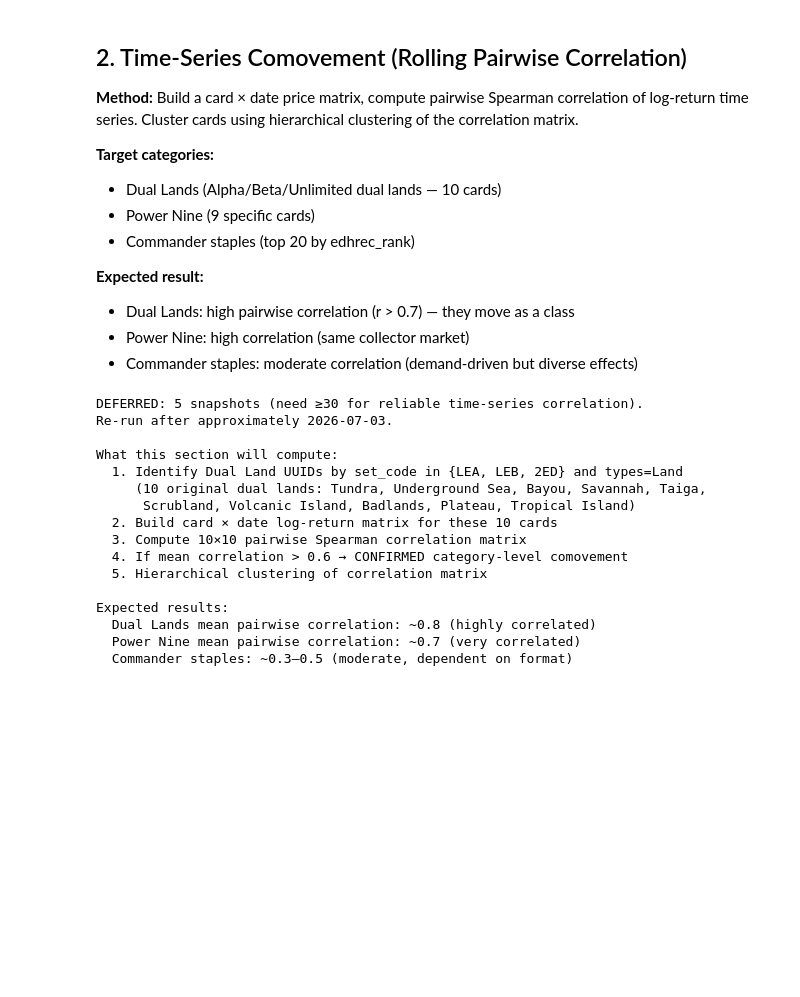
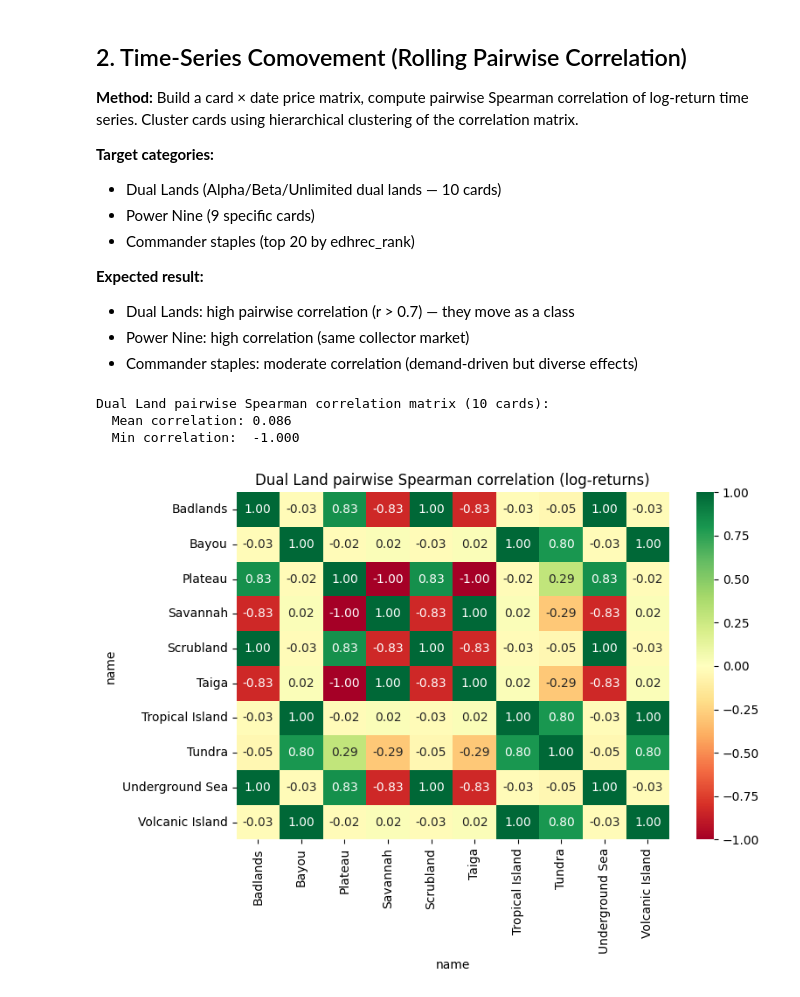
Before and after one commit to jedrzejpolaczek/aviarium.columbarius, a Jupyter notebook: notebooks/statistical_properties/07_price_comovement.ipynb, the cells around one changed output. Saved outputs shown, nothing was run; the diff lists cells and outputs as text; code cells hidden in the pictures; blank space fills up the shorter version.

```diff
--- a/notebooks/statistical_properties/07_price_comovement.ipynb
+++ b/notebooks/statistical_properties/07_price_comovement.ipynb
@@ -195,59 +191,56 @@ else:
     ]
     dl_df = names_df[names_df["name"].isin(dual_land_names)]
     dl_uuids = dl_df["uuid"].tolist()
 
-    # pivot: rows = dates, columns = card UUIDs, values = log_eur
-    # This wide format is required by scipy.stats.spearmanr, which expects a 2D array
-    dl_prices = df[df["uuid"].isin(dl_uuids)].pivot(
-        index="snapshot_date", columns="uuid", values="log_eur"
+    # Average across print-run UUIDs sharing the same name per date, then pivot to
+    # one column per card name — matching by uuid directly would split each of the
+    # 10 dual lands into multiple near-duplicate columns (one per historical printing,
+    # since the Reserved List means these names were reprinted across LEA/LEB/2ED/etc.
+    # but never after 5th edition)
+    dl_prices = (
+        df[df["uuid"].isin(dl_uuids)]
+        .groupby(["snapshot_date", "name"])["log_eur"]
+        .mean()
+        .unstack("name")
     )
     # diff() converts price levels to log-returns; comovement in RETURNS is the
     # meaningful signal — similar levels just mean the cards have similar prices,
     # which is trivially true for cards in the same product tier
     dl_returns = dl_prices.diff()
 
     if dl_returns.shape[0] < 10 or dl_returns.shape[1] < 2:
         print(
             f"Insufficient data for Dual Land correlation (need ≥10 snapshots, {dl_returns.shape[0]} available)."
         )
     else:
-        corr_matrix, _ = spearmanr(dl_returns.dropna())
-        # Exclude the diagonal (self-correlation = 1.0) when computing the mean;
-        # subtracting np.eye shifts the diagonal to 0 so nanmean ignores self-pairs
+        # pandas' corr() uses pairwise-complete observations (unlike scipy's spearmanr,
+        # which needs one shared dropna() pass across ALL columns and returns a bare
+        # float instead of a matrix when exactly 2 columns are passed) and always
+        # returns an n x n DataFrame regardless of column count
+        corr_matrix = dl_returns.corr(method="spearman")
+        corr_values = corr_matrix.to_numpy()
         print(
-            f"Dual Land pairwise Spearman correlation matrix ({dl_returns.shape[1]} cards):"
+            f"Dual Land pairwise Spearman correlation matrix ({corr_values.shape[0]} cards):"
         )
         print(
-            f"  Mean correlation: {np.nanmean(corr_matrix - np.eye(len(corr_matrix))):.3f}"
+            f"  Mean correlation: {np.nanmean(corr_values - np.eye(len(corr_values))):.3f}"
         )
         print(
-            f"  Min correlation:  {np.nanmin(corr_matrix - np.eye(len(corr_matrix)) + np.eye(len(corr_matrix)) * 2):.3f}"
+            f"  Min correlation:  {np.nanmin(corr_values - np.eye(len(corr_values)) + np.eye(len(corr_values)) * 2):.3f}"
         )
 
         plt.figure(figsize=(8, 6))
         sns.heatmap(
             corr_matrix, annot=True, fmt=".2f", cmap="RdYlGn", vmin=-1, vmax=1, center=0
         )
         plt.title("Dual Land pairwise Spearman correlation (log-returns)")
         plt.tight_layout()
         plt.show()
 # %% [output]
-DEFERRED: 5 snapshots (need ≥30 for reliable time-series correlation).
-Re-run after approximately 2026-07-03.
-
-What this section will compute:
-  1. Identify Dual Land UUIDs by set_code in {LEA, LEB, 2ED} and types=Land
-     (10 original dual lands: Tundra, Underground Sea, Bayou, Savannah, Taiga,
-      Scrubland, Volcanic Island, Badlands, Plateau, Tropical Island)
-  2. Build card × date log-return matrix for these 10 cards
-  3. Compute 10×10 pairwise Spearman correlation matrix
-  4. If mean correlation > 0.6 → CONFIRMED category-level comovement
-  5. Hierarchical clustering of correlation matrix
-
-Expected results:
-  Dual Lands mean pairwise correlation: ~0.8 (highly correlated)
-  Power Nine mean pairwise correlation: ~0.7 (very correlated)
-  Commander staples: ~0.3–0.5 (moderate, dependent on format)
+Dual Land pairwise Spearman correlation matrix (10 cards):
+  Mean correlation: 0.086
+  Min correlation:  -1.000
+[figure, added]
 # %%
 silver.close()
 gold.close()
```
Also changed, not shown: parts of 4 cells of this notebook, 34 other files.
